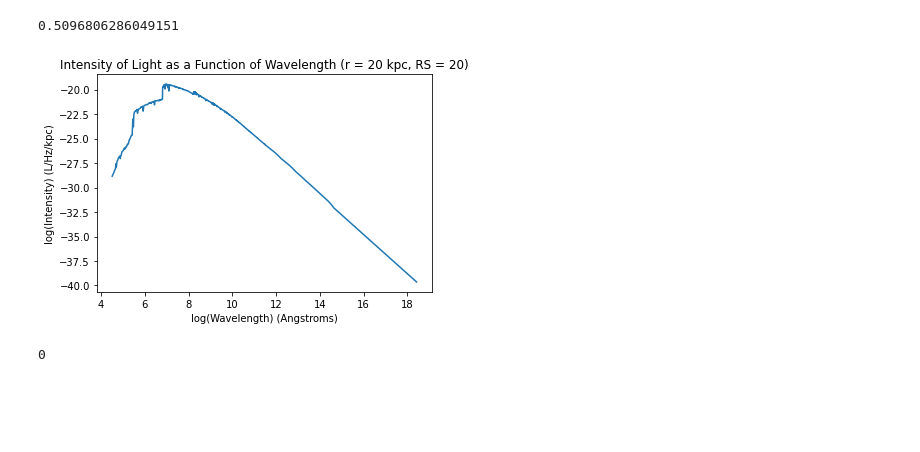
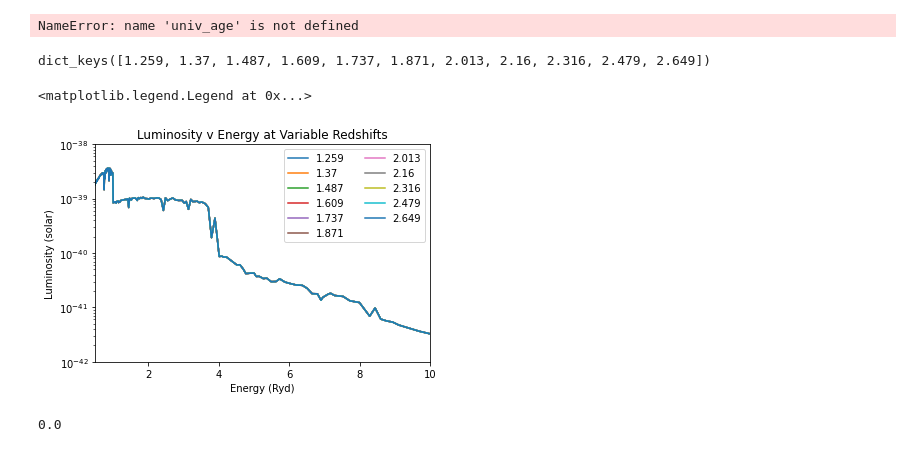
Before and after one commit to tairaeli/trident_uncertainty, a Jupyter notebook: mods/backgrounds/stellar_pops/uv_back_test.ipynb, the cells around one changed output. Cells and saved outputs as stored; diff of their text form; code cells hidden in the pictures; blank space fills up the shorter version.

```diff
--- a/mods/backgrounds/stellar_pops/uv_back_test.ipynb
+++ b/mods/backgrounds/stellar_pops/uv_back_test.ipynb
@@ -9,9 +9,0 @@ import pickle
-# %%
-# Convert redshift to age
-# Universe is abt 4.54 Gyrs
-
-univ_age = 13.8 # Gyr
-
-univ_age - FlatLambdaCDM(H0=70,Om0=0.3).lookback_time(20).to_value()
-# %% [output]
-0.5096806286049151
@@ -24,23 +31,47 @@ spec = 23
 spec_dat = {}
 for rs in rs_list:
     age = univ_age - FlatLambdaCDM(H0=70,Om0=0.3).lookback_time(rs).to_value()
+# %% [output]
+NameError: name 'univ_age' is not defined
-# %%
-import pickle
-import matplotlib.pyplot as plt
-with open("spec_dat.pickle",'rb') as b:
-        dat = pickle.load(b)
-
-plt.plot(np.log(dat[20][20]['wave']),np.log(dat[20][20]['spec']))
-# plt.plot(np.log(dat[20][18]['wave']),np.log(dat[20][18]['spec']))
-# plt.plot(np.log(dat[20][16]['wave']),np.log(dat[20][16]['spec']))
-# plt.ylim([-22.5,-20])
-plt.xlabel("log(Wavelength) (Angstroms)")
-plt.ylabel("log(Intensity) (L/Hz/kpc)")
-plt.title("Intensity of Light as a Function of Wavelength (r = 20 kpc, RS = 20)")
-plt.show()
-# %% [output]
-[figure, removed]
-# %%
-msk = (dat[20][20]['wave']>1e3) & (dat[20][20]['wave']<4e3)
-spec = dat[20][20]['spec']
-wave = dat[20][20]['wave']
+# %%
+with open("spec_dat.pickle",'rb') as b:
+        dat = pickle.load(b)
+
+dat[20].keys()
+# %% [output]
+dict_keys([1.259, 1.37, 1.487, 1.609, 1.737, 1.871, 2.013, 2.16, 2.316, 2.479, 2.649])
+# %%
+for rs in dat[20].keys():
+
+    spec = dat[20][rs]['spec']
+    wave = dat[20][rs]['wave']
+
+    d_cm = 20*3.086e+21
+    spec = spec/(16*np.pi**2*d_cm**2)
+
+    lum = spec*(3e8/(wave*1e-10))
+
+    Ryd = 2.1798723611035e-18 * u.J
+    nwave = wave * u.Angstrom
+    nu = nwave.to("J", equivalence="spectral") / Ryd
+    nu = nu.to_value()
+
+    plt.plot(nu,lum,label = rs)
+
+# plt.xscale('log')
+plt.xlim(0.5,10)
+plt.yscale('log')
+plt.ylim(10**(-42),10**(-38))
+plt.xlabel("Energy (Ryd)")
+plt.ylabel("Luminosity (solar)")
+plt.title("Luminosity v Energy at Variable Redshifts")
+plt.legend(ncol = 2)
+# %% [output]
+<matplotlib.legend.Legend at 0x...>
+[figure, added]
+# %%
+om = pd.read_csv("/mnt/home/tairaeli/astro_libs/PyCEE/omega_dat.csv")
+met = om["metal"]
+np.min(met)
+# %% [output]
+0.0
@@ -80,4 +119,0 @@ def rebin(wave,spec):
-# %%
-nu,spec = rebin(wave,spec)
-# %% [output]
-0
```
Also changed, not shown: parts of 18 cells of this notebook, 2 other files.
